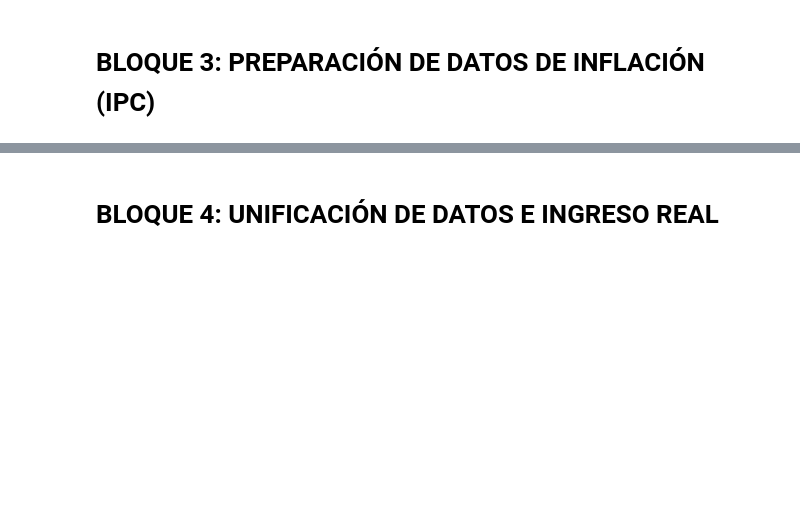
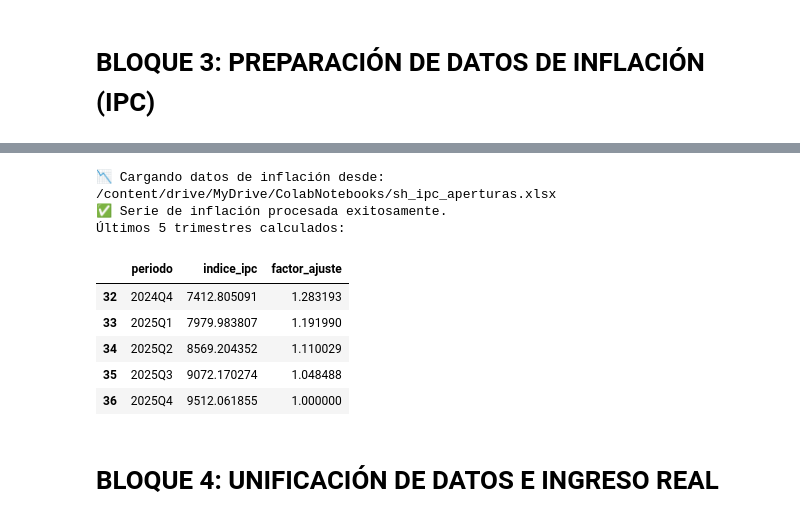
Before and after one commit to FacuIbrra1/TP-FINAL-INTRO, a Jupyter notebook: TP FINAL PRUEBA.ipynb, the cells around one changed output, grey strips where cells are left out. Cells and saved outputs as stored; diff of their text form; code cells hidden in the pictures; blank space fills up the shorter version.

```diff
--- a/TP FINAL PRUEBA.ipynb
+++ b/TP FINAL PRUEBA.ipynb
@@ -163,2 +123,68 @@ ipc_trim.head()
+# %%
+# --- BLOQUE 3: PREPARACIÓN DE LA SERIE DE INFLACIÓN (IPC) ---
+
+def procesar_ipc_para_ajuste(ruta_archivo_ipc):
+    print(f"📉 Cargando datos de inflación desde: {ruta_archivo_ipc}")
+
+    try:
+        # Leemos el Excel.
+        df_raw = pd.read_excel(ruta_archivo_ipc, sheet_name='Índices aperturas', header=5)
+
+        # 1. Filtramos las columnas de fecha
+        cols_fechas = [c for c in df_raw.columns if str(c).startswith('20')]
+
+        # 2. Transformación "Melt" (De ancho a largo)
+        df_long = df_raw.melt(
+            id_vars=[df_raw.columns[0]],
+            value_vars=cols_fechas,
+            var_name='fecha_mensual',
+            value_name='indice_ipc'
+        )
+
+        # --- CORRECCIÓN CLAVE: FORZAR A NUMÉRICO ---
+        # Esto elimina cualquier texto o espacio que esté causando el error "dtype->object"
+        df_long['indice_ipc'] = pd.to_numeric(df_long['indice_ipc'], errors='coerce')
+
+        # 3. Conversión de fechas y creación del PERIODO
+        df_long['fecha_mensual'] = pd.to_datetime(df_long['fecha_mensual'], errors='coerce')
+
+        # Formato trimestral: 2023Q1
+        df_long['periodo'] = (
+            df_long['fecha_mensual'].dt.year.astype(str) + 'Q' +
+            df_long['fecha_mensual'].dt.quarter.astype(str)
+        )
+
+        # 4. Agrupar por trimestre (Promedio)
+        # Ahora que es numérico, el .mean() funcionará perfecto
+        ipc_trimestral = df_long.groupby('periodo')['indice_ipc'].mean().reset_index()
+
+        # --- CÁLCULO DEL FACTOR DE AJUSTE ---
+        # Tomamos el último valor válido como base
+        ipc_actual = ipc_trimestral['indice_ipc'].iloc[-1]
+        ipc_trimestral['factor_ajuste'] = ipc_actual / ipc_trimestral['indice_ipc']
+
+        print("✅ Serie de inflación procesada exitosamente.")
+        return ipc_trimestral
+
+    except Exception as e:
+        print(f"❌ Error procesando el IPC: {e}")
+        return None
+
+# Ejecutamos la función
+df_ipc_final = procesar_ipc_para_ajuste(RUTA_ARCHIVO_IPC)
+
+if df_ipc_final is not None:
+    print("Últimos 5 trimestres calculados:")
+    display(df_ipc_final.tail())
+# %% [output]
+📉 Cargando datos de inflación desde: /content/drive/MyDrive/ColabNotebooks/sh_ipc_aperturas.xlsx
+✅ Serie de inflación procesada exitosamente.
+Últimos 5 trimestres calculados:
+|  | periodo | indice_ipc | factor_ajuste |
+| 32 | 2024Q4 | 7412.805091 | 1.283193 |
+| 33 | 2025Q1 | 7979.983807 | 1.191990 |
+| 34 | 2025Q2 | 8569.204352 | 1.110029 |
+| 35 | 2025Q3 | 9072.170274 | 1.048488 |
+| 36 | 2025Q4 | 9512.061855 | 1.000000 |
 # %% [markdown]
 # **BLOQUE 4: UNIFICACIÓN DE DATOS E INGRESO REAL**
```
Also changed, not shown: parts of 3 cells of this notebook.
